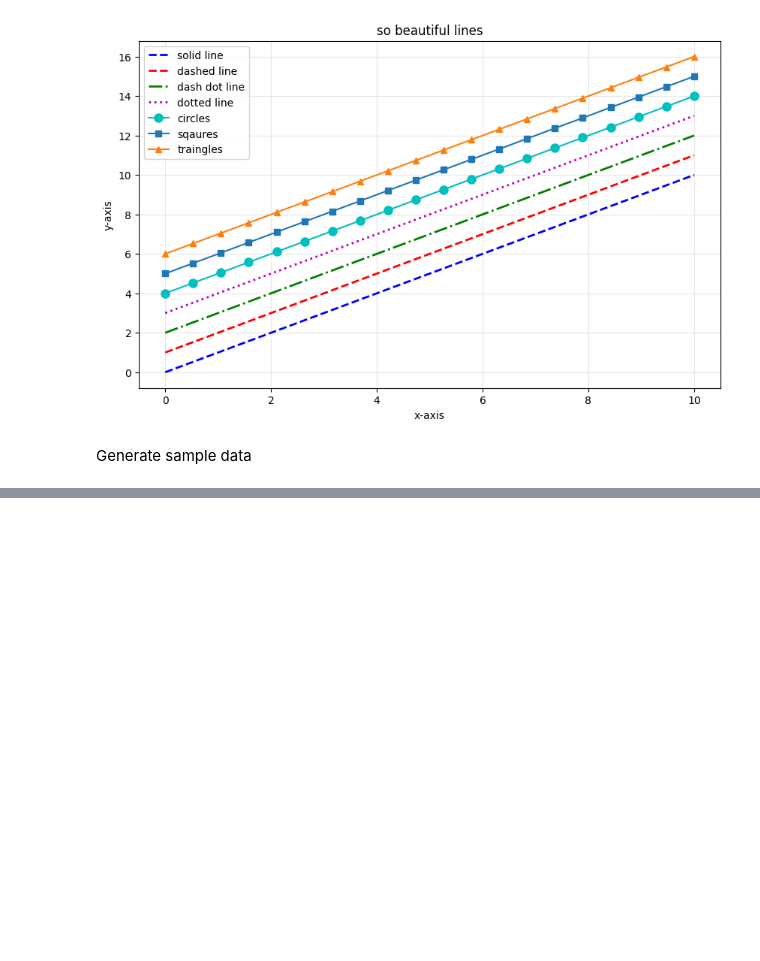
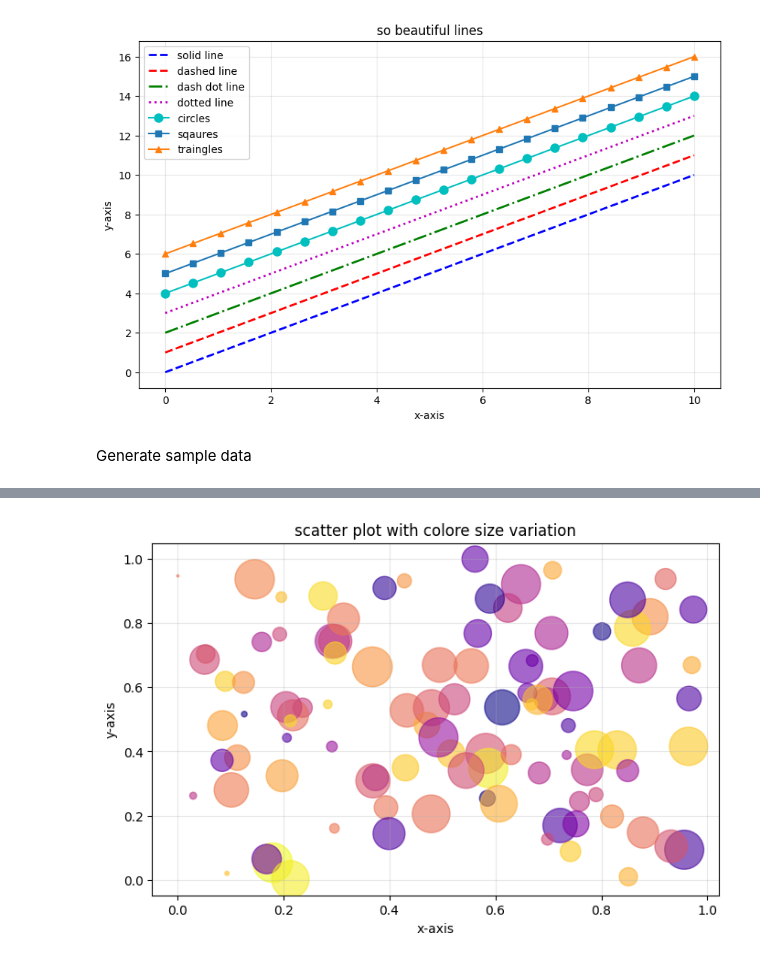
Before and after one commit to mukulvaths9999-create/python_practise, a Jupyter notebook: matplotlib practise.ipynb, the cells around one changed output, grey strips where cells are left out. Cells and saved outputs as stored; diff of their text form; code cells hidden in the pictures; blank space fills up the shorter version.

```diff
--- a/matplotlib practise.ipynb
+++ b/matplotlib practise.ipynb
@@ -96,0 +98,16 @@ plt.show()
+# %%
+rng=np.random.default_rng(seed=3)
+x=rng.random(100)
+y=rng.random(100)
+colors=rng.random(100)
+sizes=1000*rng.random(100)
+
+plt.figure(figsize=(8,5))
+plt.scatter(x,y,c=colors,s=sizes,alpha=0.6,cmap='plasma')
+plt.xlabel("x-axis")
+plt.ylabel("y-axis")
+plt.title("scatter plot with colore size variation")
+plt.grid(True,alpha=0.3)
+plt.show()
+# %% [output]
+[figure, added]
```
Also changed, not shown: parts of 6 cells of this notebook.
